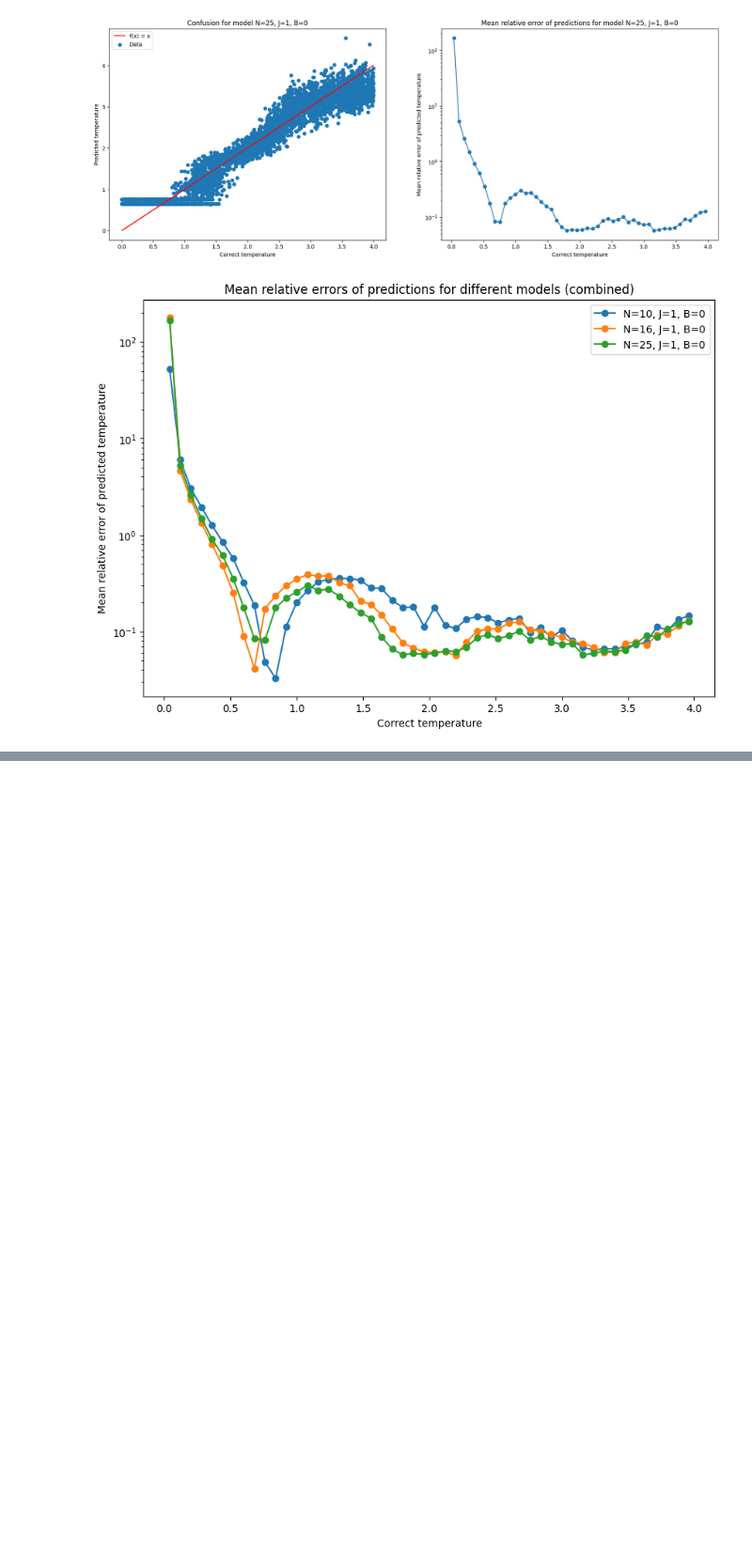
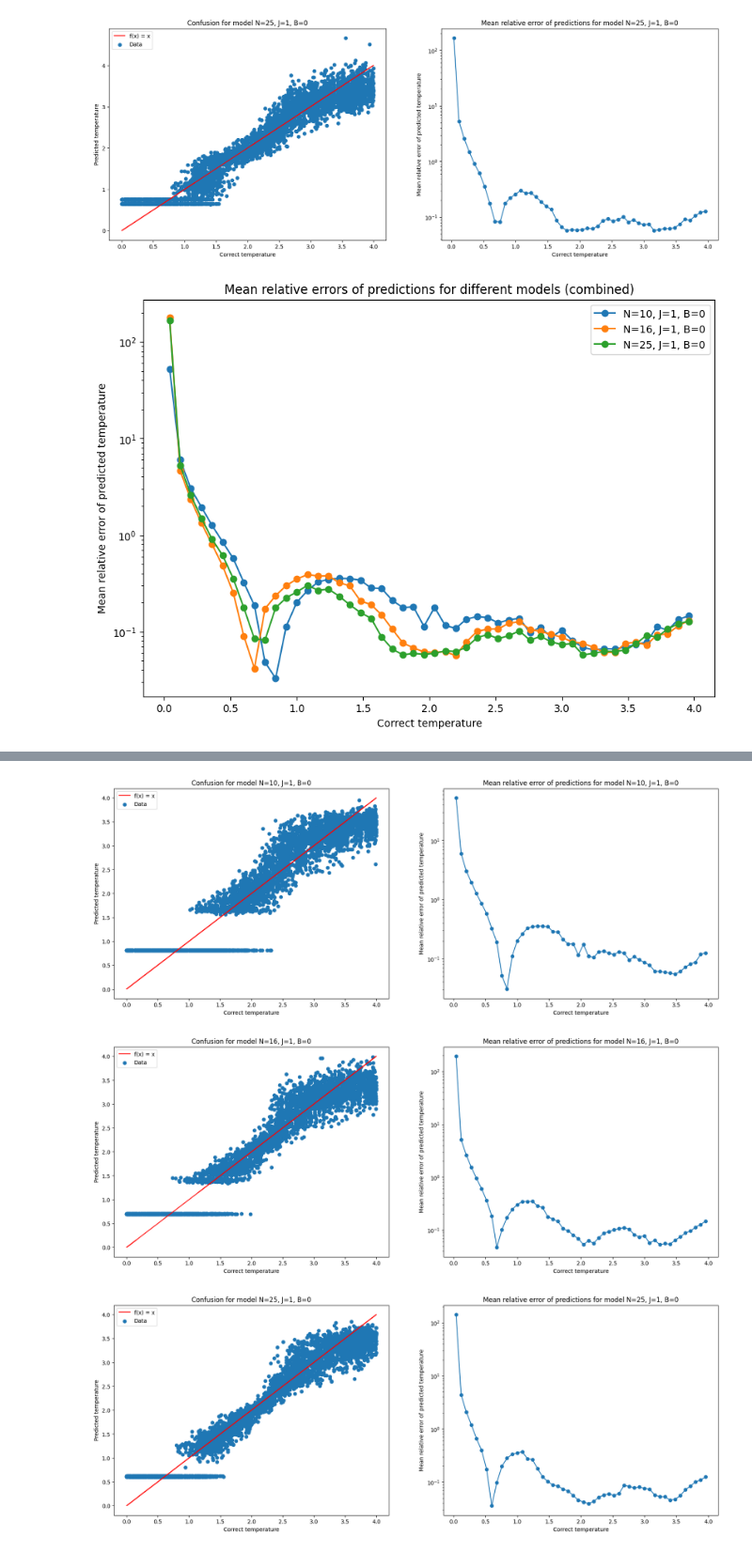
Before and after one commit to MaxNeg8/ml_ising, a Jupyter notebook: src/ising_nn_analysis.ipynb, the cells around one changed output, grey strips where cells are left out. Shown at 94% size. Saved outputs shown, nothing was run; the diff lists cells and outputs as text; code cells hidden in the pictures; blank space fills up the shorter version.

Commit message:
Did normal model performance analysis on models trained on translational invariance

```diff
--- a/src/ising_nn_analysis.ipynb
+++ b/src/ising_nn_analysis.ipynb
@@ -85,0 +90,80 @@ if files_not_found:
+# %%
+Ns = [10, 16, 25]
+Js = [1]
+Bs = [0]
+
+bins = 50
+temp_max = 4.0
+temp_min = 0.0
+
+# Prepare needed lists/parameters
+
+files_not_found = 0
+combined_errors = {}
+bin_centers = np.arange(0, temp_max, (temp_max - temp_min)/bins) + (temp_max - temp_min)/(2*bins)
+
+for N in Ns:
+    for J in Js:
+        for B in Bs:
+            filename = f"ising_nn_models_translation/N_{N}_J_{J}_B_{B}.csv"
+            if not os.path.isfile(filename):
+                files_not_found += 1
+                continue
+
+            data = np.loadtxt(filename, skiprows=1, delimiter=",")
+
+            fig, ax = plt.subplots(1, 2, figsize=(20, 7))
+
+            ax[0].plot(data[:, 0], data[:, 0], color="red", label="f(x) = x")
+            ax[0].scatter(data[:, 0], data[:, 1], label="Data")
+
+            ax[0].set_xlabel("Correct temperature")
+            ax[0].set_ylabel("Predicted temperature")
+            ax[0].set_title(f"Confusion for model N={N}, J={J}, B={B}")
+
+            ax[0].legend()
+
+            counts = np.zeros(bins)
+            errors = np.zeros(bins)
+
+            for temp_init, temp_pred in data:
+                bin_index = int(np.floor(temp_init/((temp_max - temp_min)/bins)) if temp_init != temp_max else bins - 1)
+
+                counts[bin_index] += 1
+                errors[bin_index] += np.abs((temp_init - temp_pred)/temp_init)
+
+            errors /= counts
+
+            combined_errors[(N, J, B)] = errors
+
+            ax[1].plot(bin_centers, errors, marker="o")
+
+            ax[1].set_xlabel("Correct temperature")
+            ax[1].set_ylabel("Mean relative error of predicted temperature")
+            ax[1].set_title(f"Mean relative error of predictions for model N={N}, J={J}, B={B}")
+
+            ax[1].set_yscale("log")
+
+            plt.show()
+
+fig, ax = plt.subplots(1, 1, figsize=(10, 7))
+
+ax.set_xlabel("Correct temperature")
+ax.set_ylabel("Mean relative error of predicted temperature")
+ax.set_title(f"Mean relative errors of predictions for different models (combined)")
+
+for params, errors in combined_errors.items():
+    ax.plot(bin_centers, errors, marker="o", label=f"N={params[0]}, J={params[1]}, B={params[2]}")
+
+ax.set_yscale("log")
+
+ax.legend()
+
+plt.show()
+
+if files_not_found:
+    print(f"Warning: Not showing {files_not_found} plots because the related data was not found")
+# %% [output]
+[figure, added]
+[figure, added]
+[figure, added]
```
Also changed, not shown: parts of 3 cells of this notebook, 3 other files.
